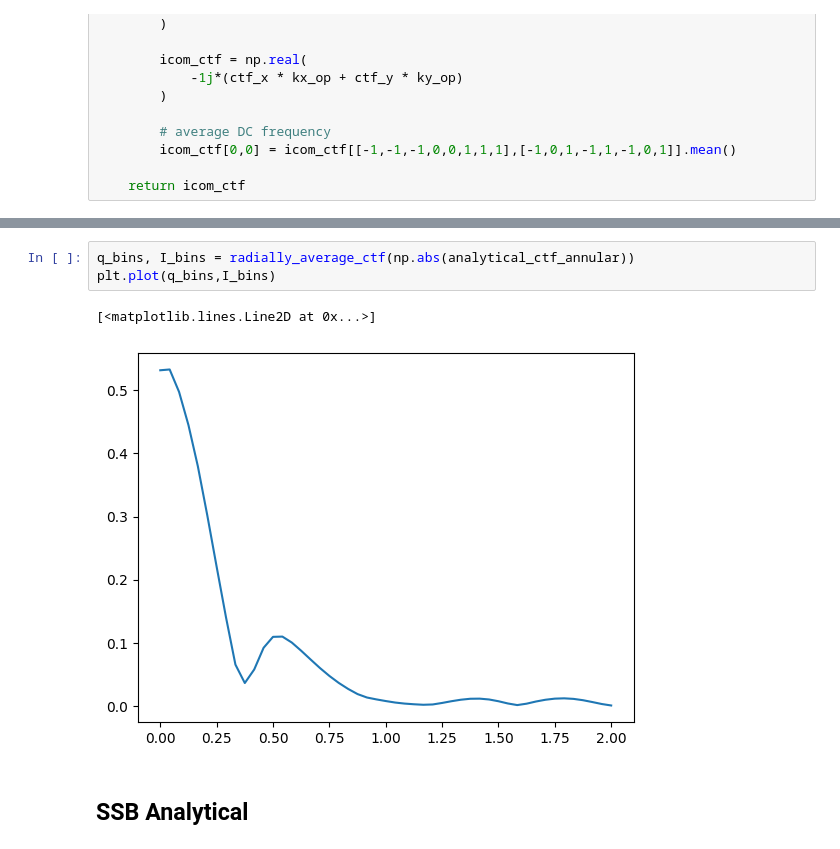
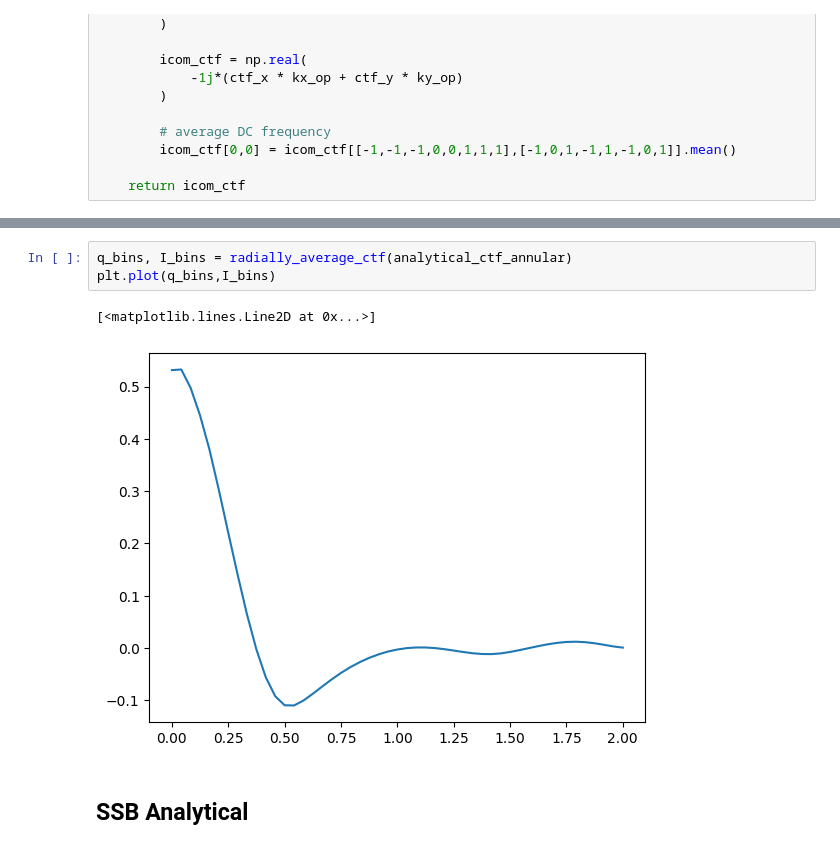
Before and after one commit to msa-em/stem-transfer-of-information, a Jupyter notebook: notebooks/icom-ssnr.ipynb, the cells around one changed output, grey strips where cells are left out. Saved outputs shown, nothing was run; the diff lists cells and outputs as text.

```diff
--- a/notebooks/icom-ssnr.ipynb
+++ b/notebooks/icom-ssnr.ipynb
@@ -357,9 +357,9 @@ plt.colorbar()
 # %%
-q_bins, I_bins = radially_average_ctf(np.abs(analytical_ctf_annular))
+q_bins, I_bins = radially_average_ctf(analytical_ctf_annular)
 plt.plot(q_bins,I_bins)
 # %% [output]
 [<matplotlib.lines.Line2D at 0x...>]
-[figure, old version]
+[figure, new version]
 # %% [markdown]
 ## SSB Analytical
 # %%
```
Also changed, not shown: parts of 6 cells of this notebook.
